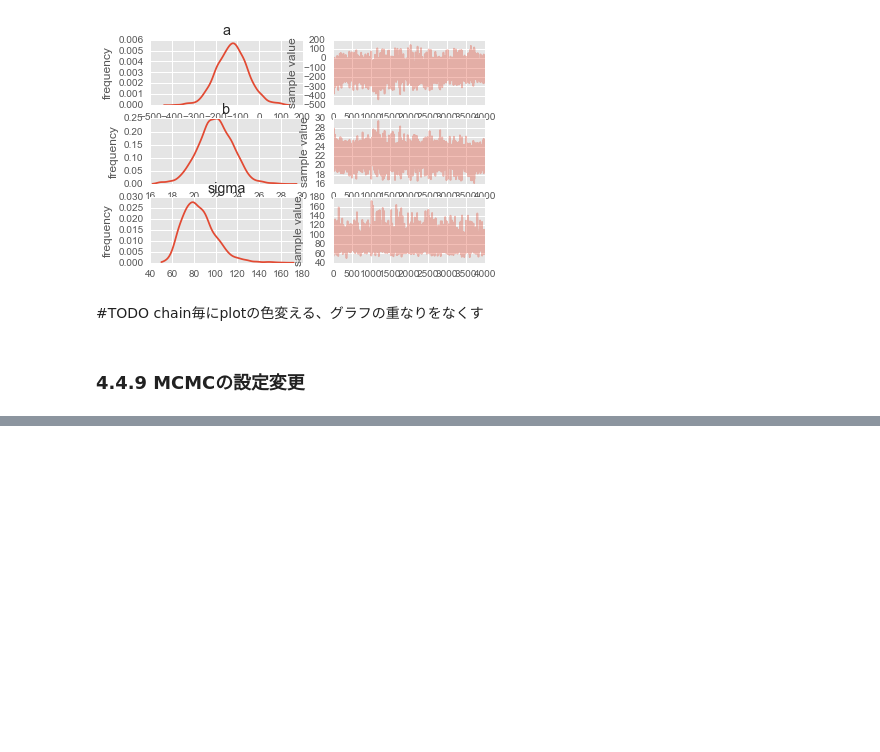
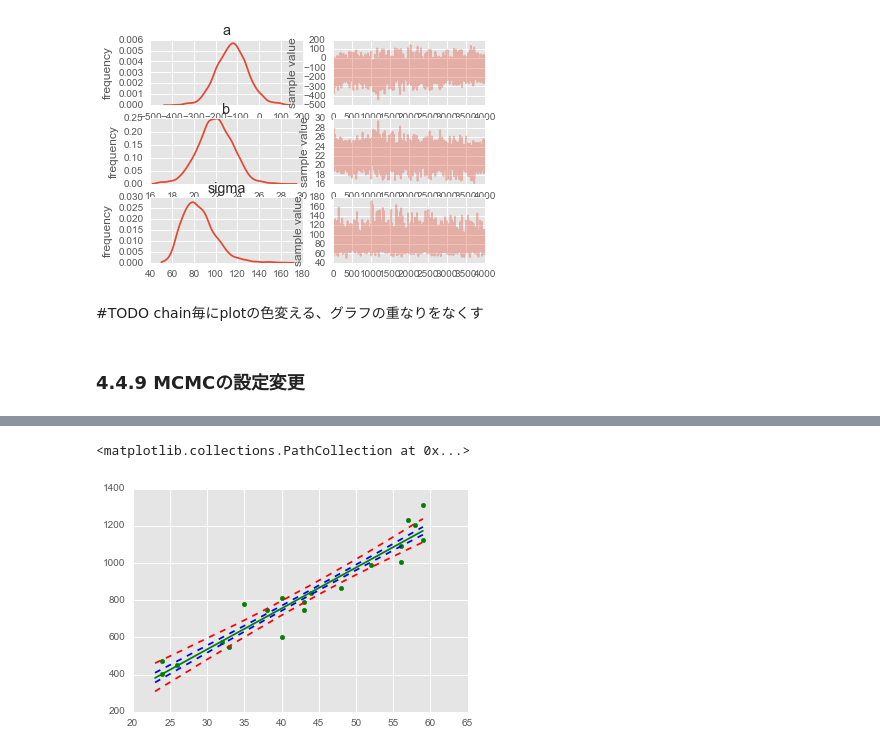
Before and after one commit to hmj/r-stan-stats-modeling-in-python, a Jupyter notebook: chap04/ohnishi/chapter4.ipynb, the cells around one changed output, grey strips where cells are left out. Drawn from its saved outputs; the diff is of its cells as text; code cells hidden in the pictures; blank space fills up the shorter version.

```diff
--- a/chap04/ohnishi/chapter4.ipynb
+++ b/chap04/ohnishi/chapter4.ipynb
@@ -155,0 +257,5 @@ with open("tmp/4-4-9stanmodel.model", "wb") as f:
+# %%
+stan_data_new = {'N':N, 'X':X, 'Y': y, "N_new": len(X_new), "X_new":X_new}
+fit_new = pystan.stan(file='input/model4-5-new.stan', data=stan_data_new, seed=1234)
+# %%
+ms_new = fit_new.extract()
@@ -155,0 +272,27 @@ with open("tmp/4-4-9stanmodel.model", "wb") as f:
+# %%
+y_base = ms_new["y_base"]
+y_new = ms_new["y_new"]
+y_base_new = ms_new["y_base_new"]
+# %%
+# 信用区間
+conf_low_95 = []
+conf_upp_95 = []
+conf_low_50 = []
+conf_upp_50 = []
+for _x, _y in zip(X_new, y_base_new.T):
+    pred_95 = np.percentile(_y,[2.5,97.5])
+    pred_50 = np.percentile(_y,[25,75])
+    conf_low_95.append(pred_95[0])
+    conf_upp_95.append(pred_95[1])
+    conf_low_50.append(pred_50[0])
+    conf_upp_50.append(pred_50[1])
+# %%
+plt.plot(X_new, y_med, '-', color='g')
+plt.plot(X_new, conf_low_95, '--', color='r')
+plt.plot(X_new, conf_upp_95, '--', color='r')
+plt.plot(X_new, conf_low_50, '--', color='b')
+plt.plot(X_new, conf_upp_50, '--', color='b')
+plt.scatter(X, y, color='g')
+# %% [output]
+<matplotlib.collections.PathCollection at 0x...>
+[figure, added]
```
Also changed, not shown: parts of 29 cells of this notebook, 2 other files.
